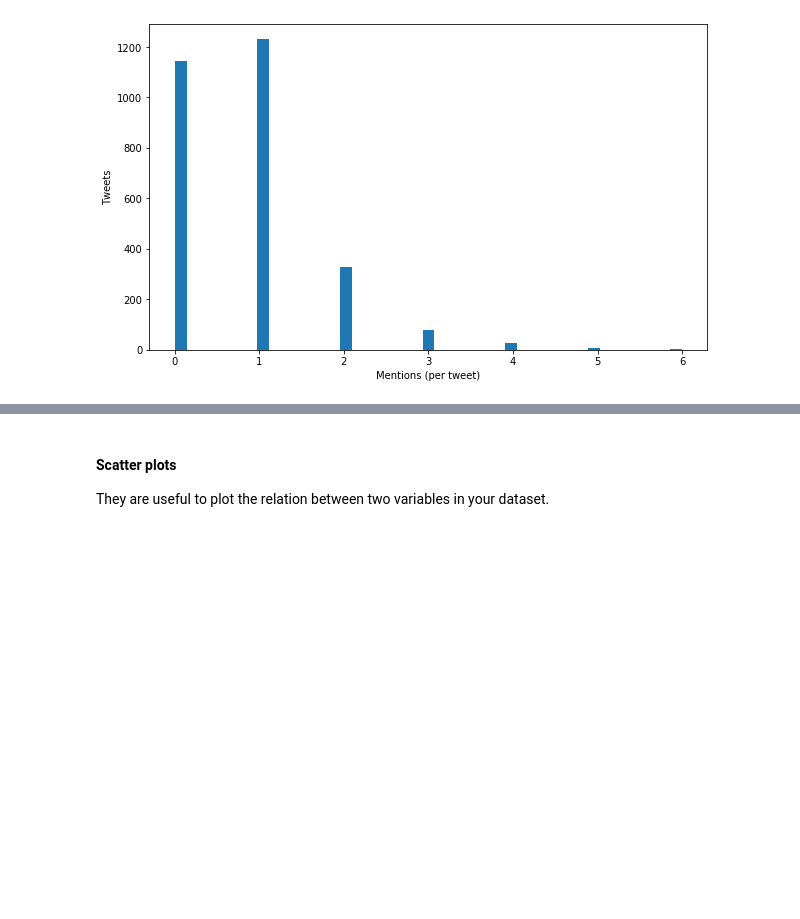
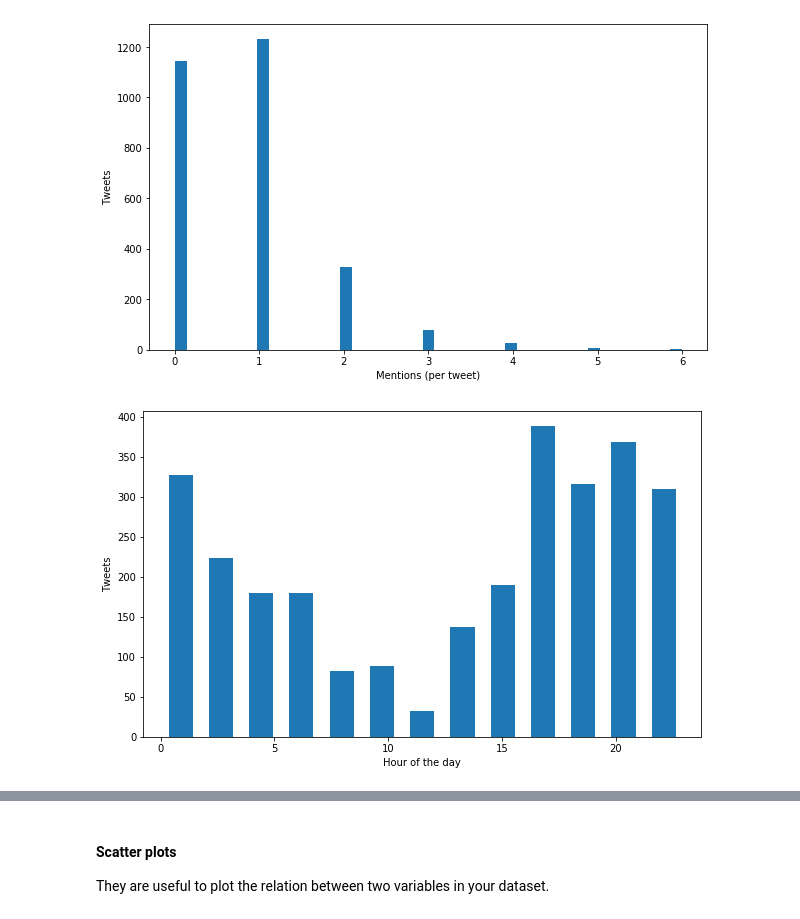
Before and after one commit to mromanello/ADA-DHOxSS, a Jupyter notebook: notebooks/3.2 Skills, Wrangling.ipynb, the cells around one changed output, grey strips where cells are left out. Saved outputs shown, nothing was run; the diff lists cells and outputs as text; code cells hidden in the pictures; blank space fills up the shorter version.

```diff
--- a/notebooks/3.2 Skills, Wrangling.ipynb
+++ b/notebooks/3.2 Skills, Wrangling.ipynb
@@ -254,3 +377,15 @@ plt.xlabel("Mentions (per tweet)")
 plt.show()
 # %% [output]
 [figure]
+# %%
+# TODO: start with the basic plot and improve it cell after cell
+
+%matplotlib inline
+plt.figure(figsize=(10, 6))
+plt.hist(df.day_hour, bins='auto', rwidth=0.6)
+#plt.title('Distribution of the number of mentions per tweet')
+plt.ylabel("Tweets")
+plt.xlabel("Hour of the day")
+plt.show()
+# %% [output]
+[figure, added]
```
Also changed, not shown: parts of 50 cells of this notebook.
